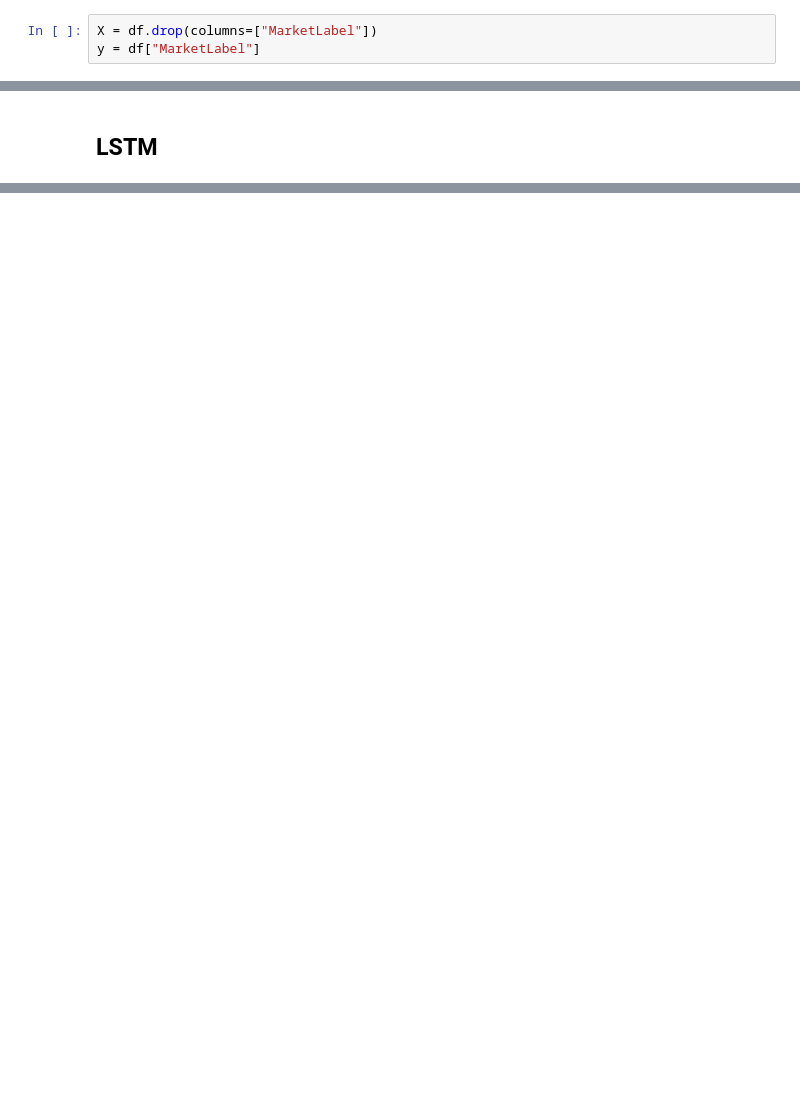
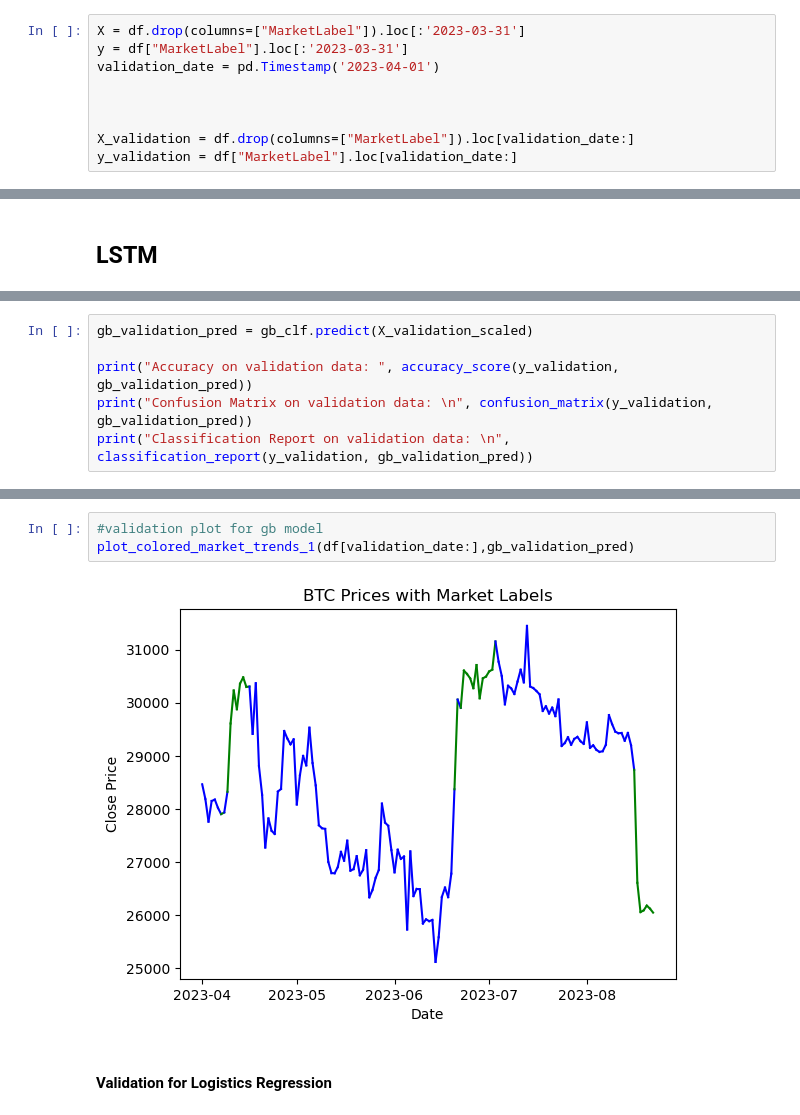
Before and after one commit to v3232/Project-2team-4, a Jupyter notebook: bitcoin_classifier.ipynb, the cells around one changed output, grey strips where cells are left out. Cells and saved outputs as stored; diff of their text form; blank space fills up the shorter version.

```diff
--- a/bitcoin_classifier.ipynb
+++ b/bitcoin_classifier.ipynb
@@ -142,7 +137,13 @@ df['MarketLabel'].value_counts()
 Name: MarketLabel, dtype: int64
 # %%
-X = df.drop(columns=["MarketLabel"])
-y = df["MarketLabel"]
+X = df.drop(columns=["MarketLabel"]).loc[:'2023-03-31']
+y = df["MarketLabel"].loc[:'2023-03-31']
+validation_date = pd.Timestamp('2023-04-01')
+
+
+
+X_validation = df.drop(columns=["MarketLabel"]).loc[validation_date:]
+y_validation = df["MarketLabel"].loc[validation_date:]
 # %%
 # Split the data using train_test_split
 # Assign a random_state of 1 to the function
@@ -323,0 +478,6 @@ lstm_pred
+# %%
+gb_validation_pred = gb_clf.predict(X_validation_scaled)
+
+print("Accuracy on validation data: ", accuracy_score(y_validation, gb_validation_pred))
+print("Confusion Matrix on validation data: \n", confusion_matrix(y_validation, gb_validation_pred))
+print("Classification Report on validation data: \n", classification_report(y_validation, gb_validation_pred))
@@ -323,0 +498,7 @@ lstm_pred
+# %%
+#validation plot for gb model
+plot_colored_market_trends_1(df[validation_date:],gb_validation_pred)
+# %% [output]
+[figure, added]
+# %% [markdown]
+#### Validation for Logistics Regression
```
Also changed, not shown: parts of 46 cells of this notebook.
